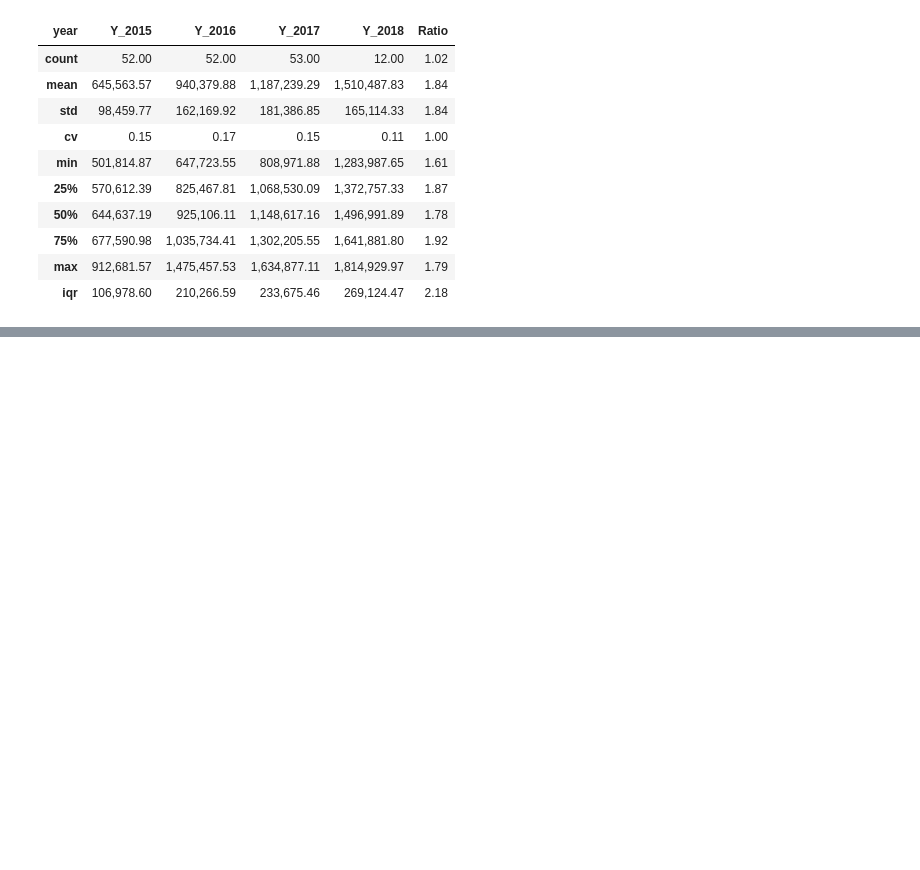
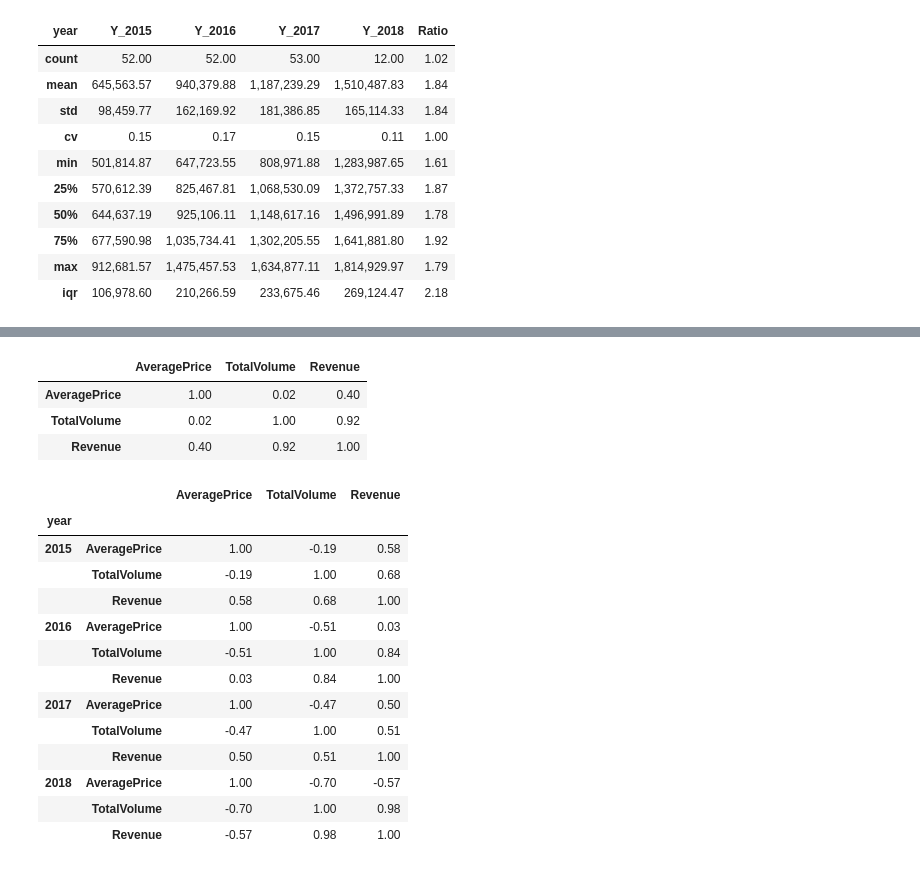
Before and after one commit to matthewmturner/Practice, a Jupyter notebook: Data Analysis/Avocado Analysis.ipynb, the cells around one changed output, grey strips where cells are left out. Saved outputs shown, nothing was run; the diff lists cells and outputs as text; code cells hidden in the pictures; blank space fills up the shorter version.

```diff
--- a/Data Analysis/Avocado Analysis.ipynb
+++ b/Data Analysis/Avocado Analysis.ipynb
@@ -485,3 +503,29 @@ px.line(df_avo_total.query("type=='conventional'"),
+# %%
+df_avo_total.query("type=='organic'")[['AveragePrice', 'TotalVolume', 'Revenue']].corr()
+# %% [output]
+|  | AveragePrice | TotalVolume | Revenue |
+| AveragePrice | 1.00 | 0.02 | 0.40 |
+| TotalVolume | 0.02 | 1.00 | 0.92 |
+| Revenue | 0.40 | 0.92 | 1.00 |
+# %%
+(df_avo_total.query("type=='organic'")
+             .groupby('year')
+             [['AveragePrice', 'TotalVolume', 'Revenue']].corr())
+# %% [output]
+|  |  | AveragePrice | TotalVolume | Revenue |
+| year |  |  |  |  |
+| 2015 | AveragePrice | 1.00 | -0.19 | 0.58 |
+|  | TotalVolume | -0.19 | 1.00 | 0.68 |
+|  | Revenue | 0.58 | 0.68 | 1.00 |
+| 2016 | AveragePrice | 1.00 | -0.51 | 0.03 |
+|  | TotalVolume | -0.51 | 1.00 | 0.84 |
+|  | Revenue | 0.03 | 0.84 | 1.00 |
+| 2017 | AveragePrice | 1.00 | -0.47 | 0.50 |
+|  | TotalVolume | -0.47 | 1.00 | 0.51 |
+|  | Revenue | 0.50 | 0.51 | 1.00 |
+| 2018 | AveragePrice | 1.00 | -0.70 | -0.57 |
+|  | TotalVolume | -0.70 | 1.00 | 0.98 |
+|  | Revenue | -0.57 | 0.98 | 1.00 |
 # %%
 px.line(df_avo_total.query("type=='organic'"),
         x='Date',
```
Also changed, not shown: parts of 27 cells of this notebook.
